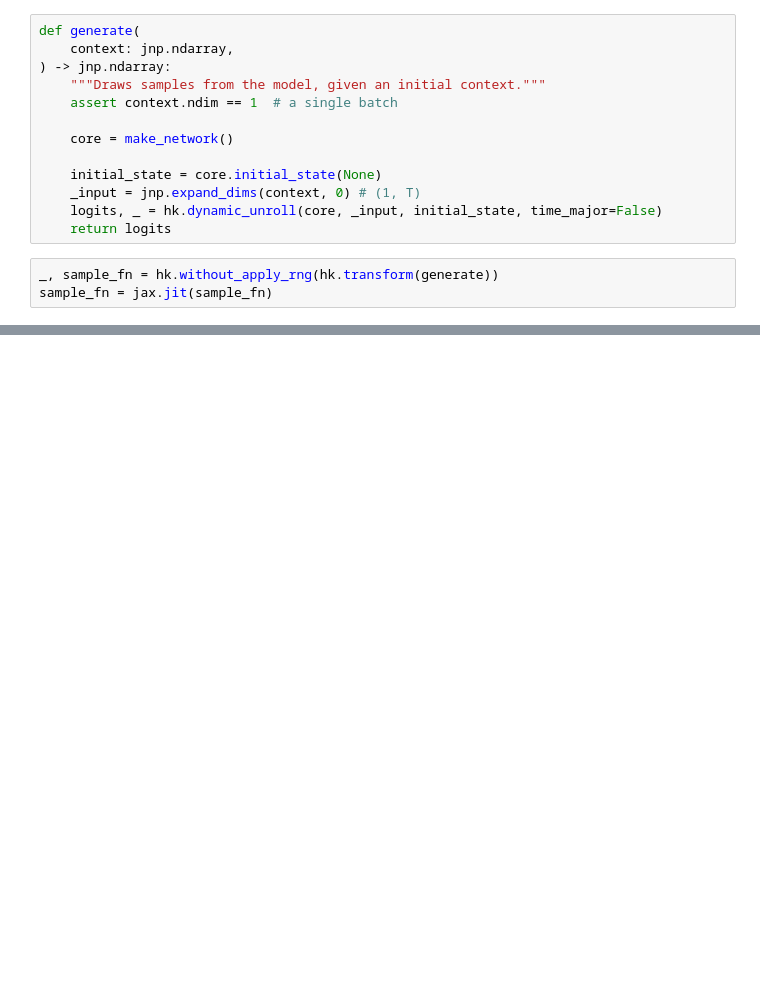
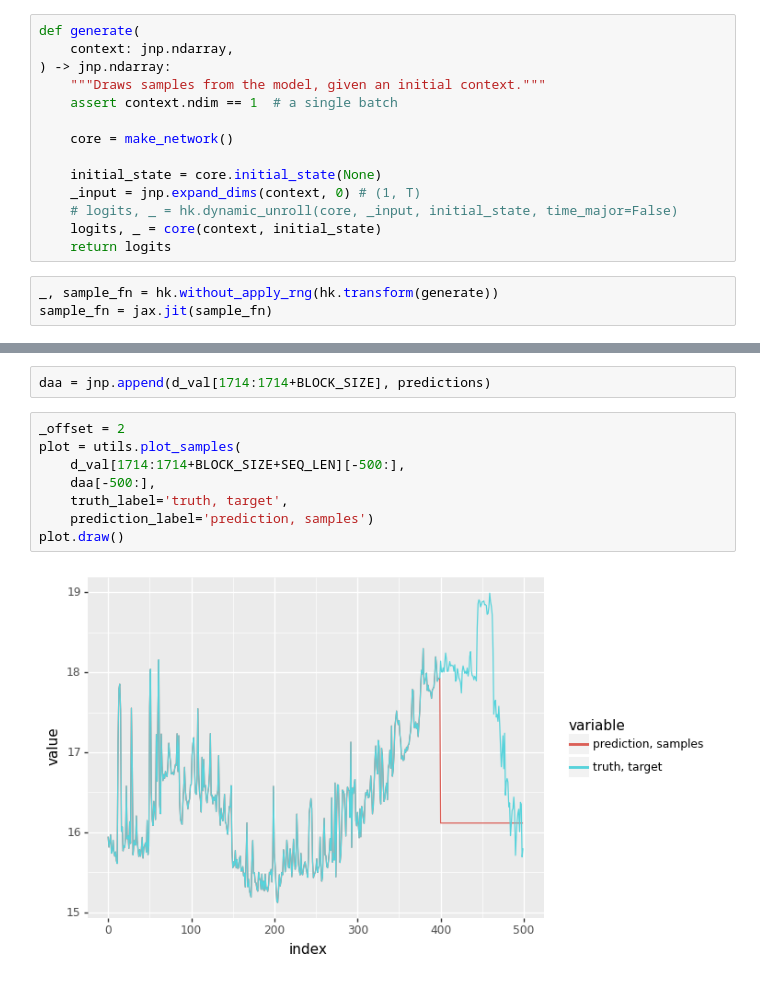
Before and after one commit to mmuravytskyi/snmp-madness, a Jupyter notebook: baseline_model.ipynb, the cells around one changed output, grey strips where cells are left out. Cells and saved outputs as stored; diff of their text form; blank space fills up the shorter version.

```diff
--- a/baseline_model.ipynb
+++ b/baseline_model.ipynb
@@ -242,7 +253,8 @@ def generate(
 
     initial_state = core.initial_state(None)
     _input = jnp.expand_dims(context, 0) # (1, T)
-    logits, _ = hk.dynamic_unroll(core, _input, initial_state, time_major=False)
+    # logits, _ = hk.dynamic_unroll(core, _input, initial_state, time_major=False)
+    logits, _ = core(context, initial_state)
     return logits
 # %%
 _, sample_fn = hk.without_apply_rng(hk.transform(generate))
@@ -250,3 +274,15 @@ sample_fn = jax.jit(sample_fn)
+# %%
+daa = jnp.append(d_val[1714:1714+BLOCK_SIZE], predictions)
+# %%
+_offset = 2
+plot = utils.plot_samples(
+    d_val[1714:1714+BLOCK_SIZE+SEQ_LEN][-500:],
+    daa[-500:],
+    truth_label='truth, target',
+    prediction_label='prediction, samples')
+plot.draw()
+# %% [output]
+[figure, added]
 # %%
 sample_batch = get_batch("eval")
 context = sample_batch['input'][0, :]
```
Also changed, not shown: parts of 15 cells of this notebook.
